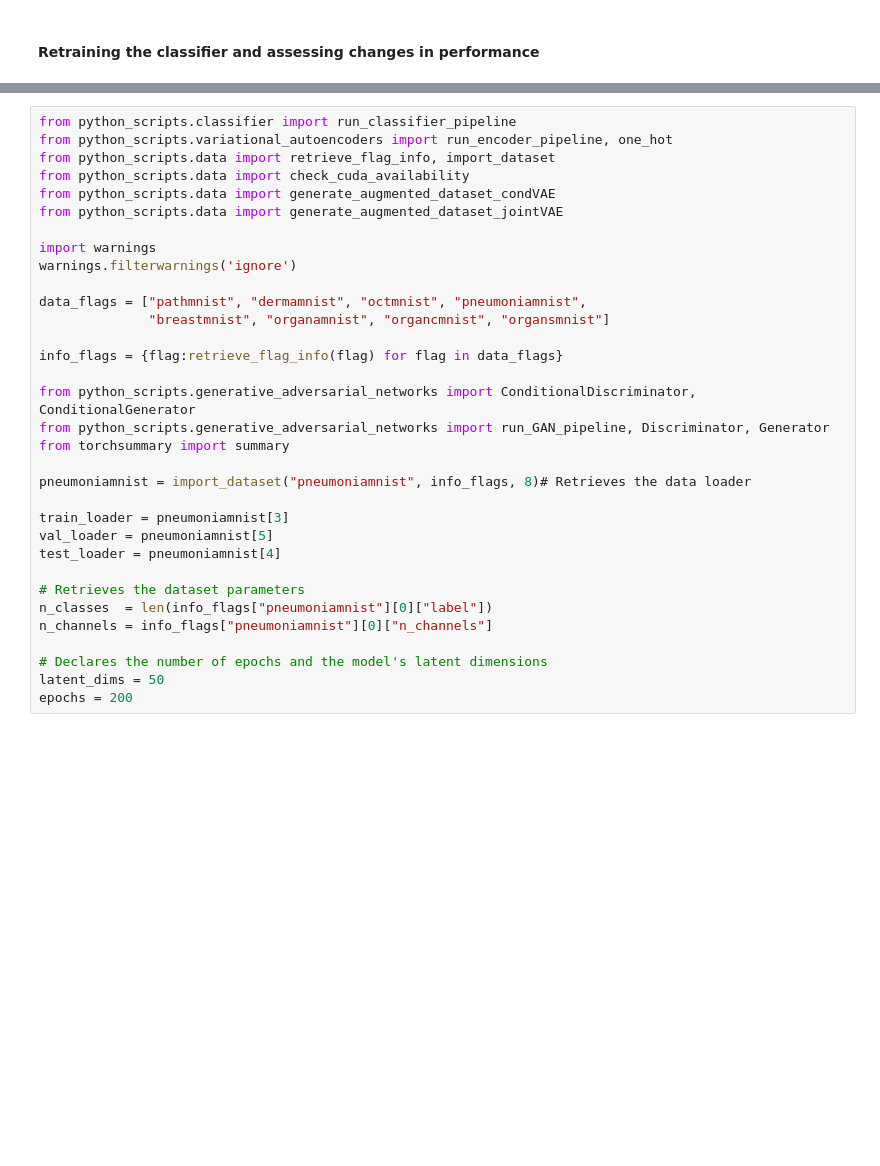
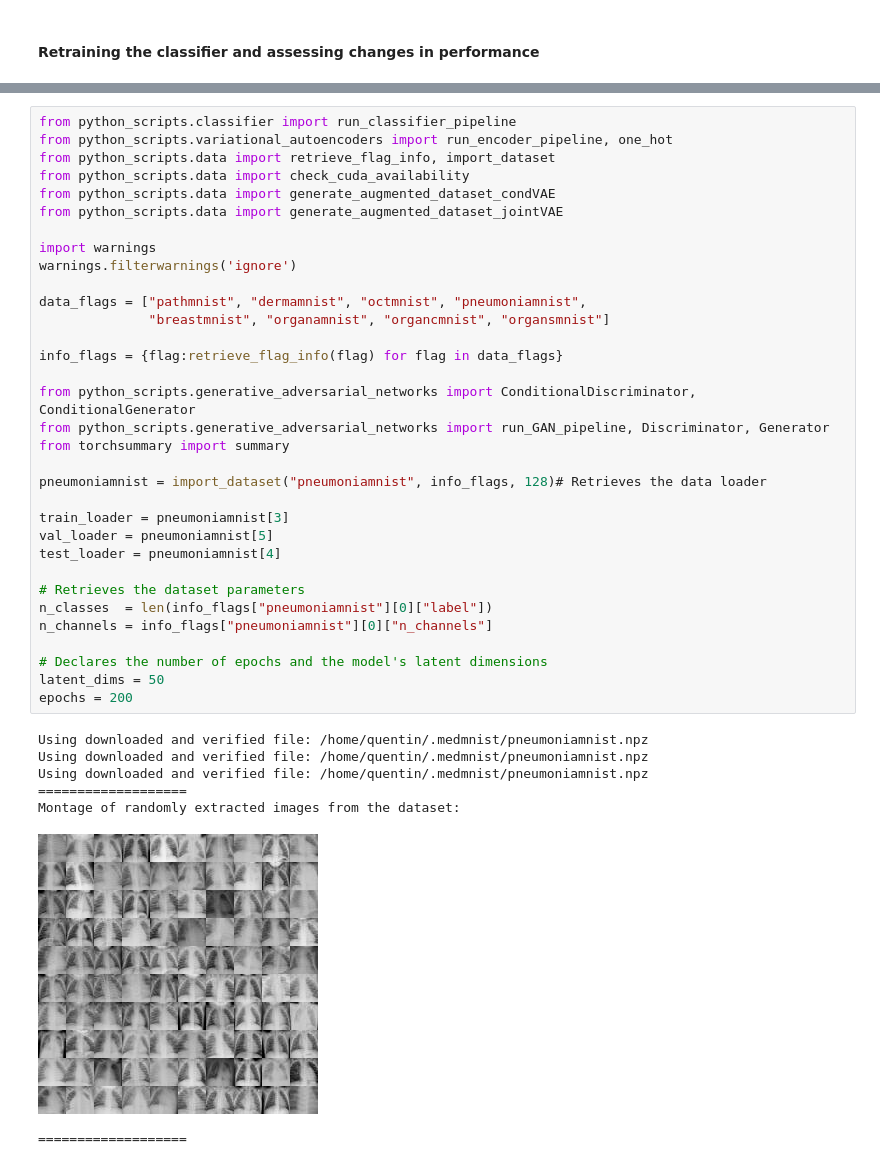
Before and after one commit to qlero/medical_data_augmentation, a Jupyter notebook: generative_models.ipynb, the cells around one changed output, grey strips where cells are left out. Drawn from its saved outputs; the diff is of its cells as text; blank space fills up the shorter version.

```diff
--- a/generative_models.ipynb
+++ b/generative_models.ipynb
@@ -1493,31 +2678,39 @@ from python_scripts.classifier import run_classifier_pipeline
 from python_scripts.variational_autoencoders import run_encoder_pipeline, one_hot
 from python_scripts.data import retrieve_flag_info, import_dataset
 from python_scripts.data import check_cuda_availability
 from python_scripts.data import generate_augmented_dataset_condVAE
 from python_scripts.data import generate_augmented_dataset_jointVAE
 
 import warnings
 warnings.filterwarnings('ignore')
 
 data_flags = ["pathmnist", "dermamnist", "octmnist", "pneumoniamnist",
               "breastmnist", "organamnist", "organcmnist", "organsmnist"]
 
 info_flags = {flag:retrieve_flag_info(flag) for flag in data_flags}
 
 from python_scripts.generative_adversarial_networks import ConditionalDiscriminator, ConditionalGenerator
 from python_scripts.generative_adversarial_networks import run_GAN_pipeline, Discriminator, Generator
 from torchsummary import summary
 
-pneumoniamnist = import_dataset("pneumoniamnist", info_flags, 8)# Retrieves the data loader
+pneumoniamnist = import_dataset("pneumoniamnist", info_flags, 128)# Retrieves the data loader
 
 train_loader = pneumoniamnist[3]
 val_loader = pneumoniamnist[5]
 test_loader = pneumoniamnist[4]
 
 # Retrieves the dataset parameters
 n_classes  = len(info_flags["pneumoniamnist"][0]["label"])
 n_channels = info_flags["pneumoniamnist"][0]["n_channels"]
 
 # Declares the number of epochs and the model's latent dimensions
 latent_dims = 50
 epochs = 200
+# %% [output]
+Using downloaded and verified file: /home/quentin/.medmnist/pneumoniamnist.npz
+Using downloaded and verified file: /home/quentin/.medmnist/pneumoniamnist.npz
+Using downloaded and verified file: /home/quentin/.medmnist/pneumoniamnist.npz
+===================
+Montage of randomly extracted images from the dataset:
+[figure, added]
+===================
```
Also changed, not shown: parts of 60 cells of this notebook, 26 other files.
